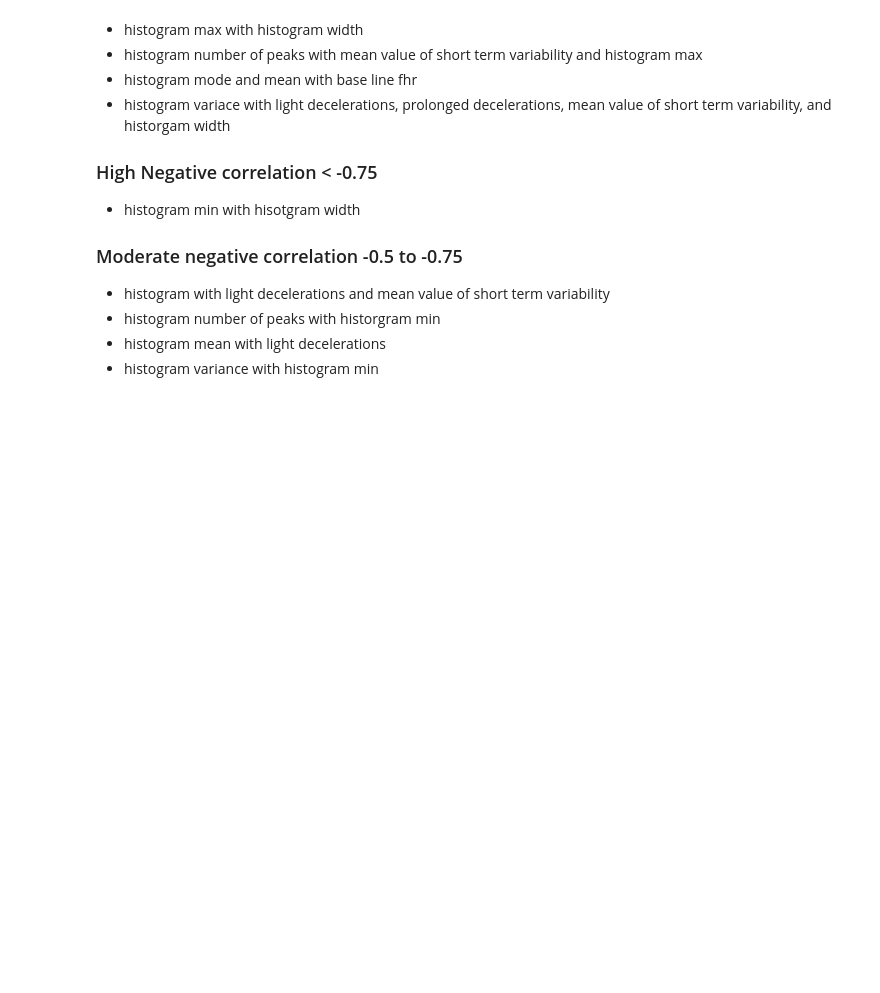
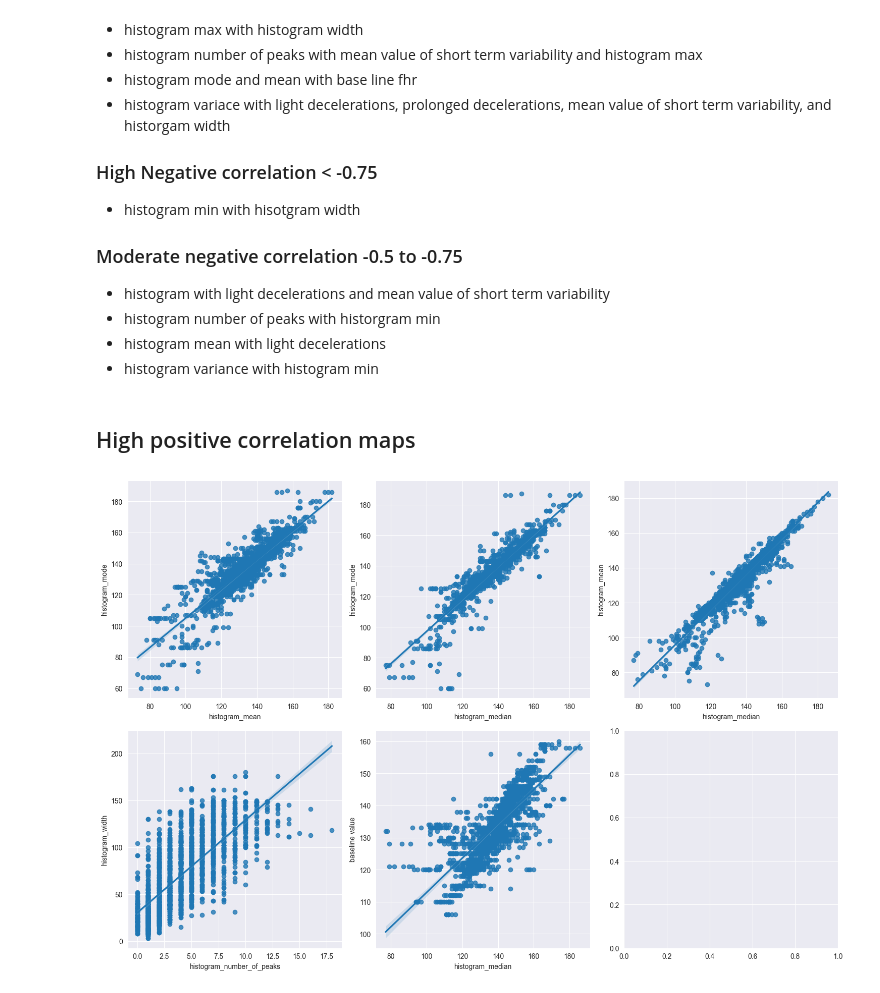
Before and after one commit to msherrif04/fetal-wellbeing-classification, a Jupyter notebook: analysis.ipynb, the cells around one changed output. Saved outputs shown, nothing was run; the diff lists cells and outputs as text; code cells hidden in the pictures; blank space fills up the shorter version.

```diff
--- a/analysis.ipynb
+++ b/analysis.ipynb
@@ -289,3 +289,23 @@ plt.show()
 - histogram number of peaks with historgram min
 - histogram mean with light decelerations
 - histogram variance with histogram min
+# %% [markdown]
+## High positive correlation maps
+# %%
+high_positive_correlation_pairs = [
+    ("histogram_mean", "histogram_mode"),
+    ("histogram_median", "histogram_mode"),
+    ("histogram_median", "histogram_mean"),
+    ("histogram_number_of_peaks", "histogram_width"),
+    ("histogram_median", "baseline value"),
+]
+
+sns.set_style("darkgrid")
+fig, ax = plt.subplots(nrows=2, ncols=3, figsize=(15, 10))
+
+for i, pair in enumerate(high_positive_correlation_pairs):
+    sns.regplot(x=pair[0], y=pair[1], data=numerical_cols, ax=ax[i // 3, i % 3])
+plt.tight_layout()
+plt.show()
+# %% [output]
+[figure, added]
```
Also changed, not shown: parts of 6 cells of this notebook.
